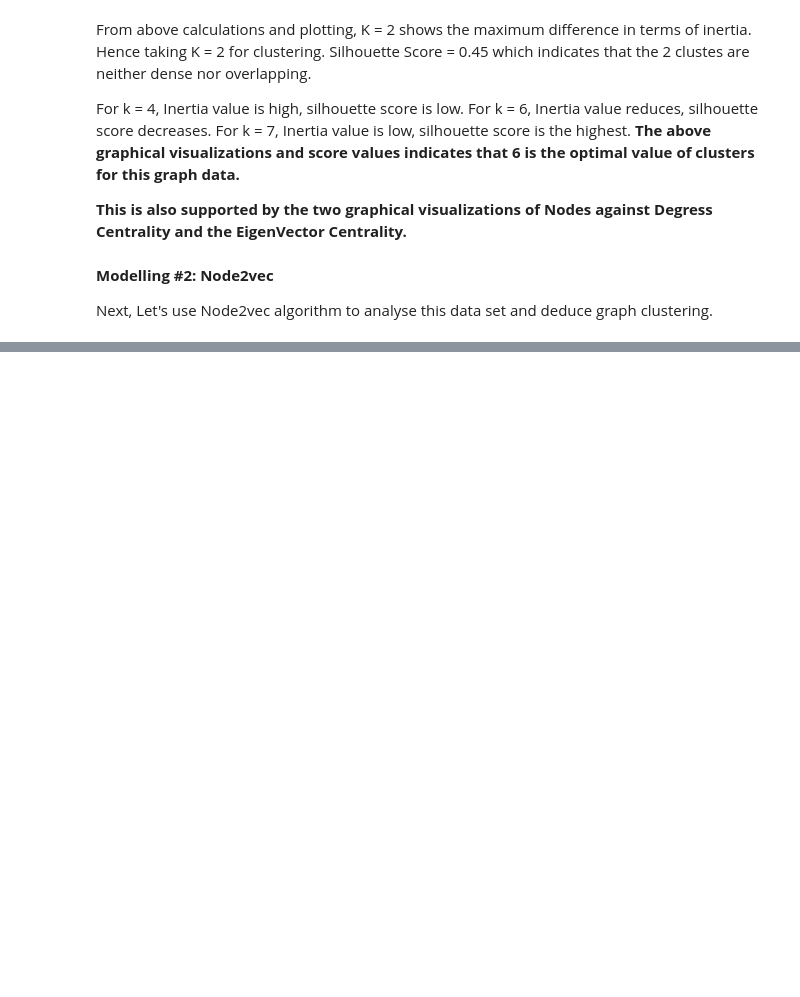
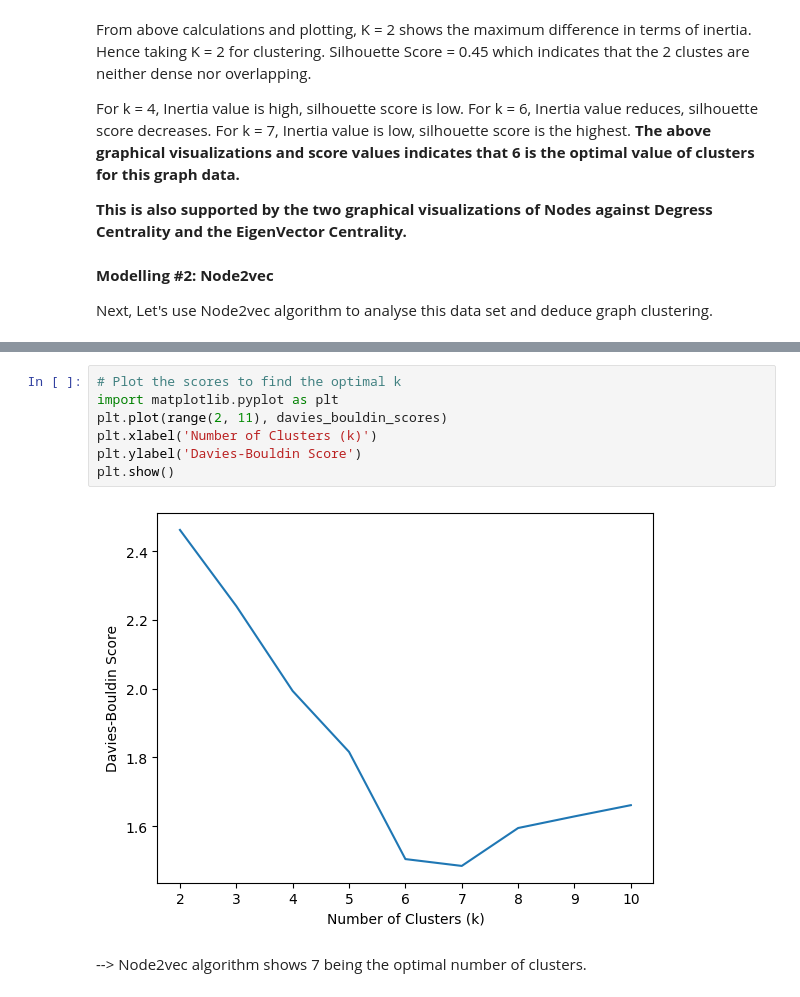
Before and after one commit to umeshrawat/MachineLearning, a Jupyter notebook: Unsupervised_Classification/SocialClusters/src/SocialClusters.ipynb, the cells around one changed output, grey strips where cells are left out. Cells and saved outputs as stored; diff of their text form; blank space fills up the shorter version.

```diff
--- a/Unsupervised_Classification/SocialClusters/src/SocialClusters.ipynb
+++ b/Unsupervised_Classification/SocialClusters/src/SocialClusters.ipynb
@@ -410,3 +474,14 @@ embeddings = model.wv
+# %%
+# Plot the scores to find the optimal k
+import matplotlib.pyplot as plt
+plt.plot(range(2, 11), davies_bouldin_scores)
+plt.xlabel('Number of Clusters (k)')
+plt.ylabel('Davies-Bouldin Score')
+plt.show()
+# %% [output]
+[figure, added]
+# %% [markdown]
+--> Node2vec algorithm shows 7 being the optimal number of clusters.
 # %%
 from sklearn.manifold import TSNE
 import matplotlib.pyplot as plt
```
Also changed, not shown: parts of 19 cells of this notebook.
